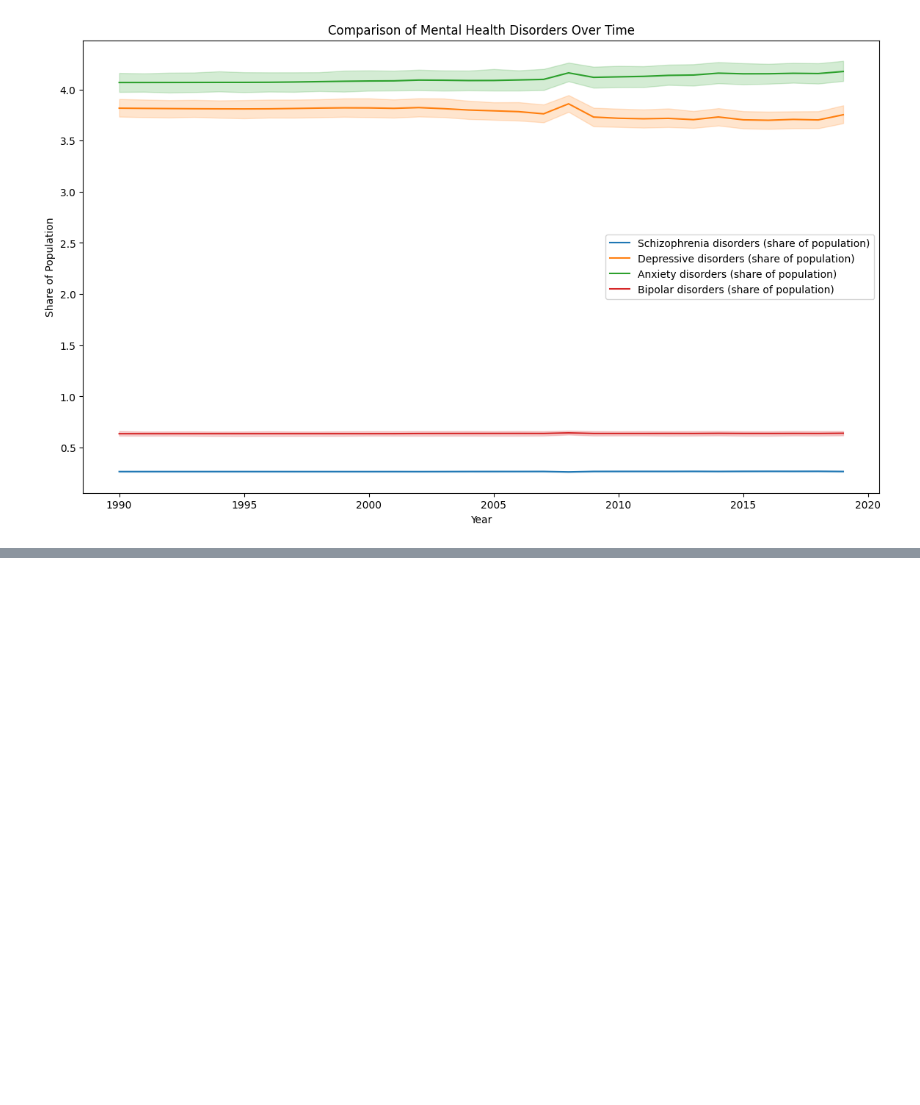
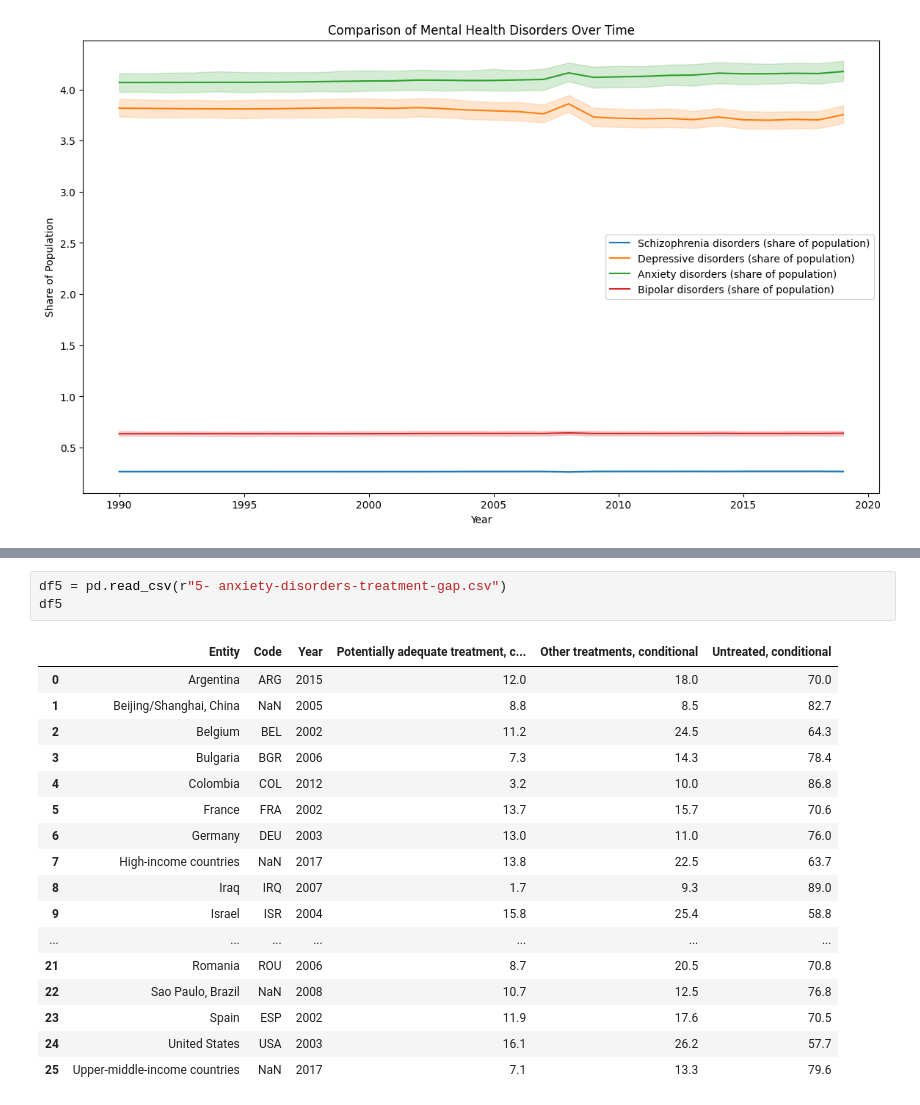
Before and after one commit to INDUDHAR15/data-science-playground, a Jupyter notebook: Python/Healthcare_dataset_Analysis.ipynb, the cells around one changed output, grey strips where cells are left out. Drawn from its saved outputs; the diff is of its cells as text; blank space fills up the shorter version.

```diff
--- a/Python/Healthcare_dataset_Analysis.ipynb
+++ b/Python/Healthcare_dataset_Analysis.ipynb
@@ -217,0 +449,21 @@ plt.show()
+# %%
+df5 = pd.read_csv(r"5- anxiety-disorders-treatment-gap.csv")
+df5
+# %% [output]
+|  | Entity | Code | Year | Potentially adequate treatment, c... | Other treatments, conditional | Untreated, conditional |
+| 0 | Argentina | ARG | 2015 | 12.0 | 18.0 | 70.0 |
+| 1 | Beijing/Shanghai, China | NaN | 2005 | 8.8 | 8.5 | 82.7 |
+| 2 | Belgium | BEL | 2002 | 11.2 | 24.5 | 64.3 |
+| 3 | Bulgaria | BGR | 2006 | 7.3 | 14.3 | 78.4 |
+| 4 | Colombia | COL | 2012 | 3.2 | 10.0 | 86.8 |
+| 5 | France | FRA | 2002 | 13.7 | 15.7 | 70.6 |
+| 6 | Germany | DEU | 2003 | 13.0 | 11.0 | 76.0 |
+| 7 | High-income countries | NaN | 2017 | 13.8 | 22.5 | 63.7 |
+| 8 | Iraq | IRQ | 2007 | 1.7 | 9.3 | 89.0 |
+| 9 | Israel | ISR | 2004 | 15.8 | 25.4 | 58.8 |
+| ... | ... | ... | ... | ... | ... | ... |
+| 21 | Romania | ROU | 2006 | 8.7 | 20.5 | 70.8 |
+| 22 | Sao Paulo, Brazil | NaN | 2008 | 10.7 | 12.5 | 76.8 |
+| 23 | Spain | ESP | 2002 | 11.9 | 17.6 | 70.5 |
+| 24 | United States | USA | 2003 | 16.1 | 26.2 | 57.7 |
+| 25 | Upper-middle-income countries | NaN | 2017 | 7.1 | 13.3 | 79.6 |
```
Also changed, not shown: parts of 29 cells of this notebook.
